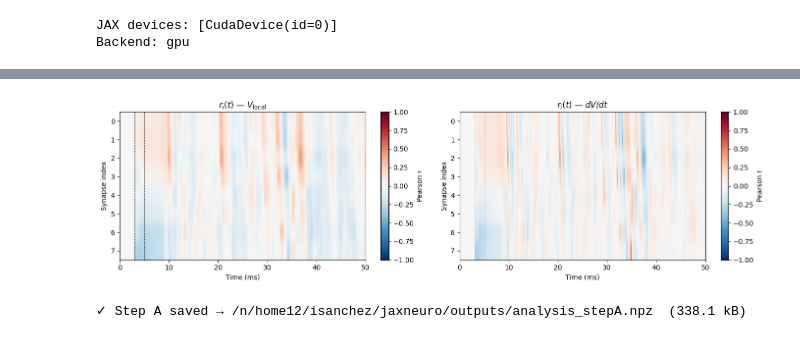
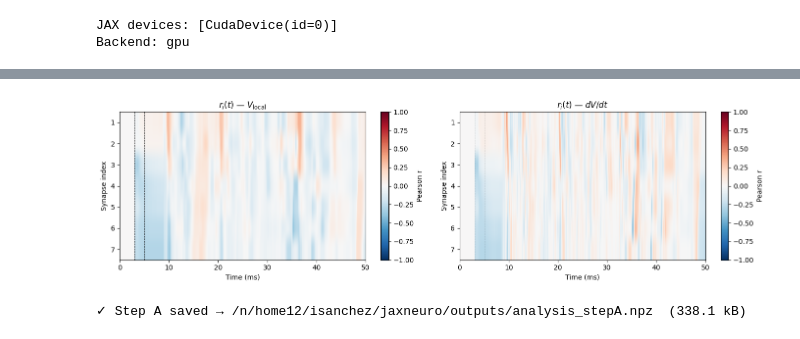
Before and after one commit to itzelts/jaxneuro, a Jupyter notebook: notebooks/analysis.ipynb, the cells around one changed output, grey strips where cells are left out. Saved outputs shown, nothing was run; the diff lists cells and outputs as text; code cells hidden in the pictures.

```diff
--- a/notebooks/analysis.ipynb
+++ b/notebooks/analysis.ipynb
@@ -158,18 +144,15 @@ mean_r2_dvdt shape:   (2002,)
 # %%
-# ---- Plot: mean r² over time for each signal, stimulus window shaded ----
 fig, axes = plt.subplots(2, 1, figsize=(10, 7), sharex=True)
 
-# --- Panel 1: mean r²(t) ---
 ax = axes[0]
 ax.axvspan(i_delay, i_delay + i_dur, color="gold", alpha=0.25, label="stimulus window")
 ax.plot(t, mean_r2_vlocal, label=r"$V_{\rm local}$", lw=1.5)
 ax.plot(t, mean_r2_dvdt,   label=r"$dV_{\rm local}/dt$", lw=1.5)
 ax.set_ylabel(r"$\overline{r^2}(t)$  (mean across synapses)")
-ax.set_title("Step A — Time-resolved squared correlation with ∂L/∂w")
+ax.set_title("correlation with gradient")
 ax.legend(fontsize=9)
 ax.set_ylim(bottom=0)
 
-# --- Panel 2: mean r(t) (signed) ---
 ax = axes[1]
 ax.axvspan(i_delay, i_delay + i_dur, color="gold", alpha=0.25)
 ax.axhline(0, color="grey", lw=0.5)
@@ -186,25 +169,31 @@ plt.show()
 # %%
-# ---- Per-synapse r(t) heatmaps ----
 fig, axes = plt.subplots(1, 2, figsize=(14, 4))
+
+syn_start = 1                      # because VLOCAL corresponds to syn 1..Nsyn-1
+Ns = r_vlocal.shape[0]             # == Nsyn-1
+syn_end = syn_start + Ns - 1       # == Nsyn-1
 
 for ax, data, title in zip(
     axes,
     [r_vlocal, r_dvdt],
     [r"$r_i(t)$ — $V_{\rm local}$", r"$r_i(t)$ — $dV/dt$"],
 ):
     im = ax.imshow(
-        data, aspect="auto", cmap="RdBu_r", vmin=-1, vmax=1,
-        extent=[t[0], t[-1], Nsyn - 0.5, -0.5],
+        data,
+        aspect="auto",
+        cmap="RdBu_r",
+        vmin=-1, vmax=1,
+        extent=[t[0], t[-1], syn_end + 0.5, syn_start - 0.5],  # <-- updated
     )
     ax.axvline(i_delay, color="k", ls="--", lw=0.7)
     ax.axvline(i_delay + i_dur, color="k", ls="--", lw=0.7)
     ax.set_xlabel("Time (ms)")
     ax.set_ylabel("Synapse index")
     ax.set_title(title)
     plt.colorbar(im, ax=ax, label="Pearson r")
 
 plt.tight_layout()
 plt.show()
 # %% [output]
-[figure, old version]
+[figure, new version]
 # %%
```
Also changed, not shown: parts of 25 cells of this notebook, 3 other files.
